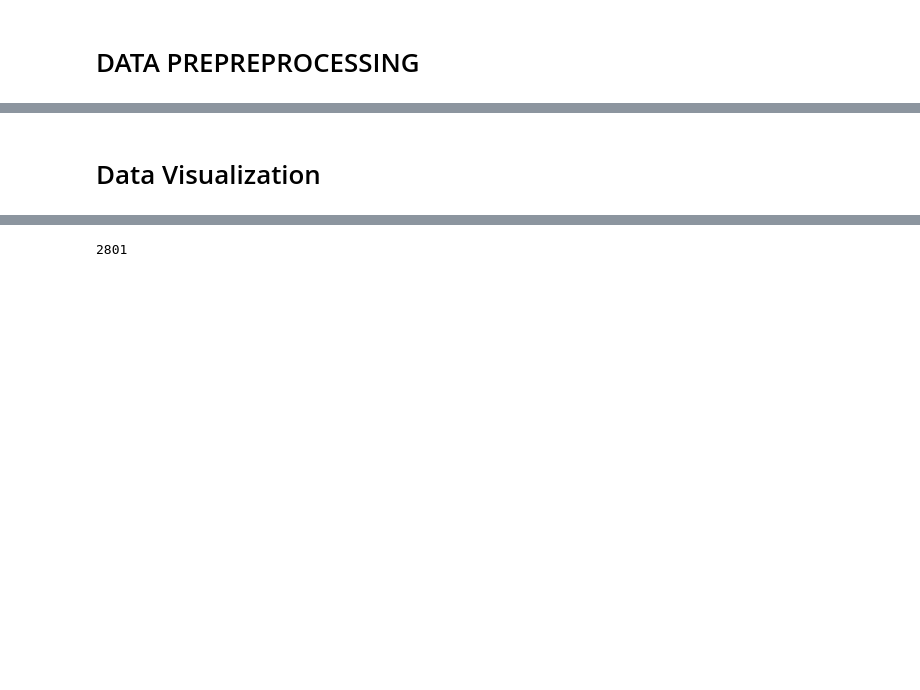
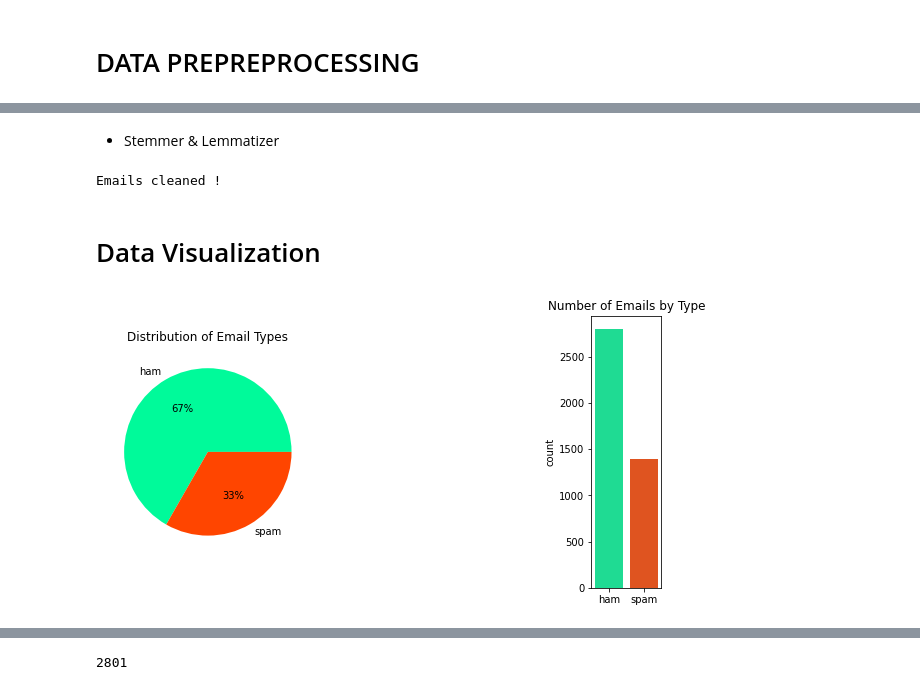
Before and after one commit to imadken/Email_Spam_Classifier, a Jupyter notebook: email_spam_classification.ipynb, the cells around one changed output, grey strips where cells are left out. Cells and saved outputs as stored; diff of their text form; code cells hidden in the pictures; blank space fills up the shorter version.

```diff
--- a/email_spam_classification.ipynb
+++ b/email_spam_classification.ipynb
@@ -132,3 +115,5 @@ dollar_sub=re.compile(r"(\$)+")
 
 #regex pour les espaces
 space_sub=re.compile(r"\s+")
+# %% [markdown]
+- Stemmer & Lemmatizer
@@ -169,8 +161,28 @@ def clean_emails(email):
 # %%
 ham_cleaned = list(map(clean_emails,ham))
 spam_cleaned = list(map(clean_emails,spam))
+
+print("Emails cleaned !")
+# %% [output]
+Emails cleaned !
 # %% [markdown]
 # Data Visualization
+# %%
+data = [len(ham)/len(ham+spam), len(spam)/len(ham+spam)]
+labels = ['ham', 'spam']
+colors = ['mediumspringgreen', 'orangered']
+
+fig, (ax1, ax2) = plt.subplots(ncols=2, figsize=(10, 5),gridspec_kw={'width_ratios': [3, 1]})
+
+ax1.pie(data, labels=labels, autopct='%.0f%%', colors=colors)
+ax1.set_title('Distribution of Email Types')
+sns.countplot(x=['ham']*len(ham) + ['spam']*len(spam), palette=colors, ax=ax2)
+ax2.set_title('Number of Emails by Type')
+plt.subplots_adjust(wspace=2.0)
+
+plt.show()
+# %% [output]
+[figure, added]
 # %%
 def plot_WordCloud(text_list):
     text_list = ["".join(email) for email in text_list]
```
Also changed, not shown: parts of 58 cells of this notebook.
